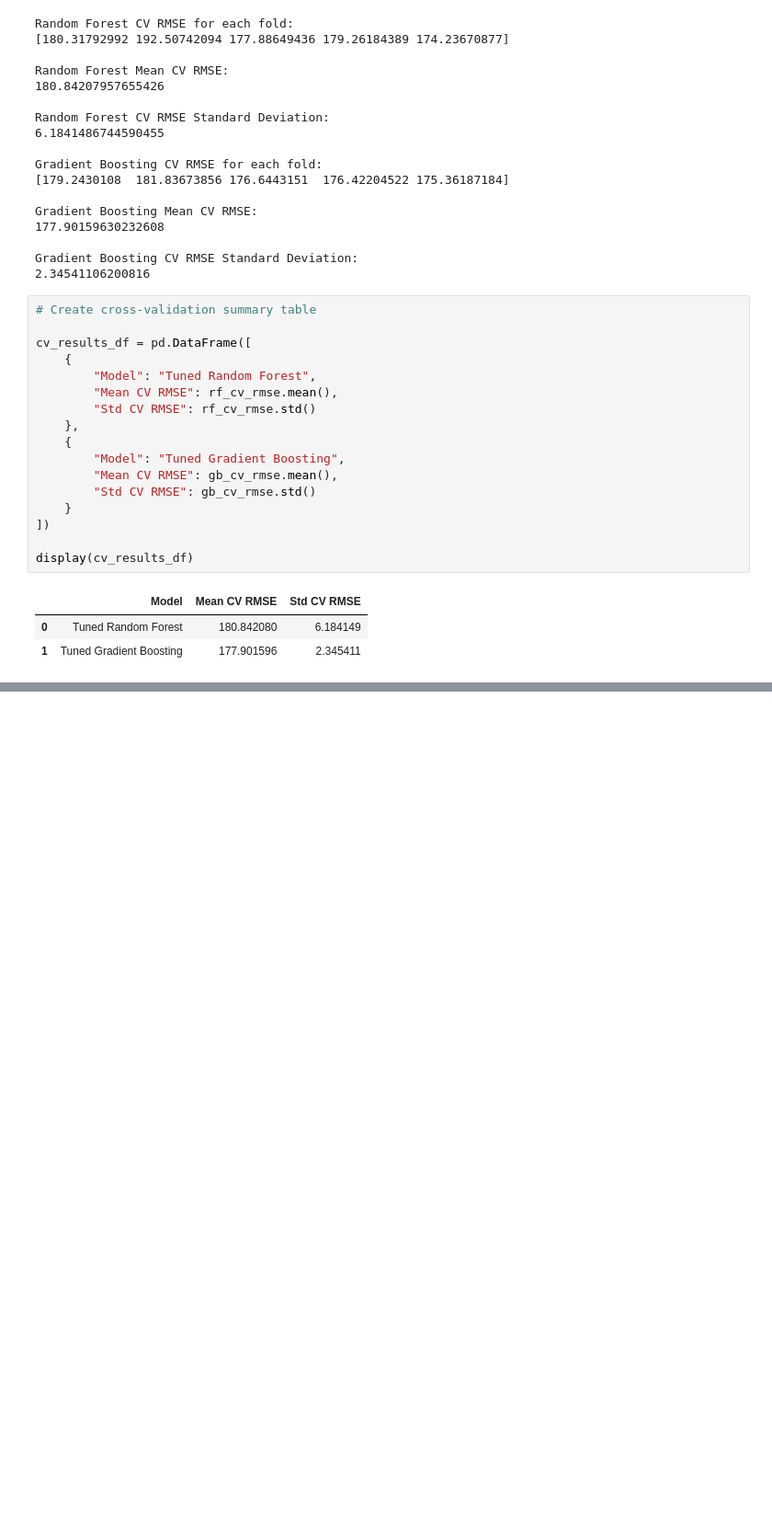
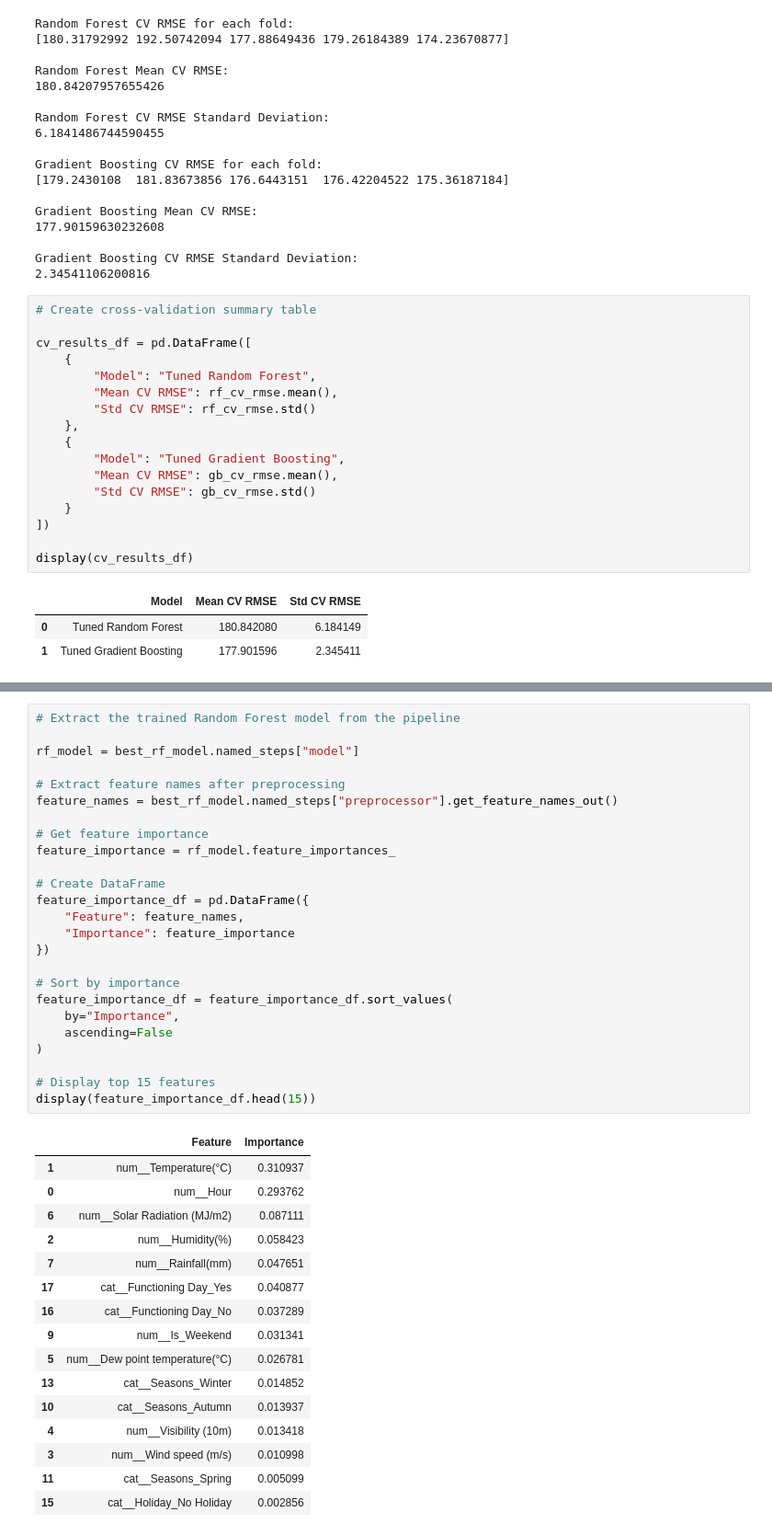
Before and after one commit to mith-sen/ML_Case_Study, a Jupyter notebook: notebooks/regression.ipynb, the cells around one changed output, grey strips where cells are left out. Shown at 92% size. Cells and saved outputs as stored; diff of their text form; blank space fills up the shorter version.

```diff
--- a/notebooks/regression.ipynb
+++ b/notebooks/regression.ipynb
@@ -1777,0 +1868,42 @@ display(cv_results_df)
+# %%
+# Extract the trained Random Forest model from the pipeline
+
+rf_model = best_rf_model.named_steps["model"]
+
+# Extract feature names after preprocessing
+feature_names = best_rf_model.named_steps["preprocessor"].get_feature_names_out()
+
+# Get feature importance
+feature_importance = rf_model.feature_importances_
+
+# Create DataFrame
+feature_importance_df = pd.DataFrame({
+    "Feature": feature_names,
+    "Importance": feature_importance
+})
+
+# Sort by importance
+feature_importance_df = feature_importance_df.sort_values(
+    by="Importance",
+    ascending=False
+)
+
+# Display top 15 features
+display(feature_importance_df.head(15))
+# %% [output]
+|  | Feature | Importance |
+| 1 | num__Temperature(°C) | 0.310937 |
+| 0 | num__Hour | 0.293762 |
+| 6 | num__Solar Radiation (MJ/m2) | 0.087111 |
+| 2 | num__Humidity(%) | 0.058423 |
+| 7 | num__Rainfall(mm) | 0.047651 |
+| 17 | cat__Functioning Day_Yes | 0.040877 |
+| 16 | cat__Functioning Day_No | 0.037289 |
+| 9 | num__Is_Weekend | 0.031341 |
+| 5 | num__Dew point temperature(°C) | 0.026781 |
+| 13 | cat__Seasons_Winter | 0.014852 |
+| 10 | cat__Seasons_Autumn | 0.013937 |
+| 4 | num__Visibility (10m) | 0.013418 |
+| 3 | num__Wind speed (m/s) | 0.010998 |
+| 11 | cat__Seasons_Spring | 0.005099 |
+| 15 | cat__Holiday_No Holiday | 0.002856 |
```
Also changed, not shown: parts of 6 cells of this notebook.
